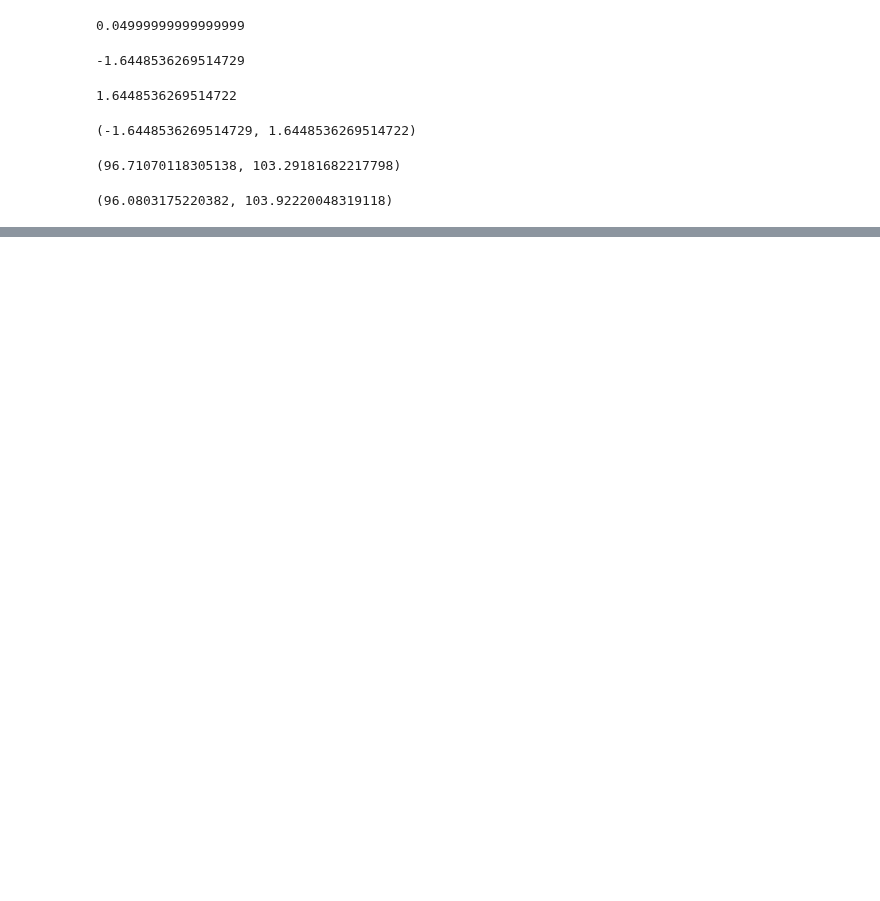
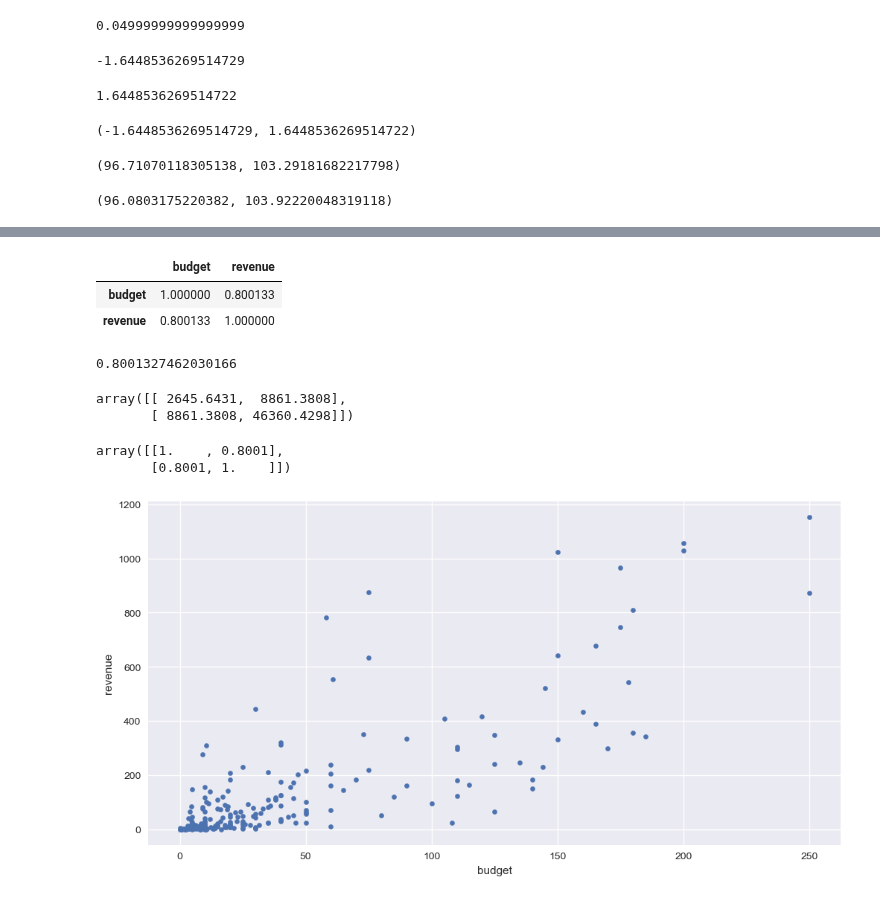
Before and after one commit to alchemistbg/udemy-the-complete-pandas-bootcamp, a Jupyter notebook: Section-32/Statistical_concepts.ipynb, the cells around one changed output, grey strips where cells are left out. Drawn from its saved outputs; the diff is of its cells as text; code cells hidden in the pictures; blank space fills up the shorter version.

```diff
--- a/Section-32/Statistical_concepts.ipynb
+++ b/Section-32/Statistical_concepts.ipynb
@@ -558,0 +724,2 @@ stats.norm.interval(conf1, loc = rand_data.mean(), scale = rand_data.std())
+# %%
+movies_df.iloc[:, -2:] = movies_df.iloc[:, -2:] / 1000000
@@ -558,0 +749,2 @@ stats.norm.interval(conf1, loc = rand_data.mean(), scale = rand_data.std())
+# %%
+movies_df.dropna(inplace = True)
@@ -558,0 +768,2 @@ stats.norm.interval(conf1, loc = rand_data.mean(), scale = rand_data.std())
+# %%
+movies_df = movies_df.loc[(movies_df.budget > 0) & (movies_df.revenue > 0)]
@@ -558,0 +797,2 @@ stats.norm.interval(conf1, loc = rand_data.mean(), scale = rand_data.std())
+# %%
+movies_df_2016 = movies_df.loc['2016']
@@ -558,0 +869,20 @@ stats.norm.interval(conf1, loc = rand_data.mean(), scale = rand_data.std())
+# %%
+movies_df_2016.corr(numeric_only = True)
+# %% [output]
+|  | budget | revenue |
+| budget | 1.000000 | 0.800133 |
+| revenue | 0.800133 | 1.000000 |
+# %%
+movies_df_2016.budget.corr(movies_df_2016.revenue)
+# %% [output]
+0.8001327462030166
+# %%
+np.cov(movies_df_2016.budget, movies_df_2016.revenue, ddof = 1)
+# %% [output]
+array([[ 2645.6431,  8861.3808],
+       [ 8861.3808, 46360.4298]])
+# %%
+np.corrcoef(movies_df_2016.budget, movies_df_2016.revenue, ddof = 1)
+# %% [output]
+array([[1.    , 0.8001],
+       [0.8001, 1.    ]])
@@ -558,0 +891,6 @@ stats.norm.interval(conf1, loc = rand_data.mean(), scale = rand_data.std())
+# %%
+# plt.figure(figsize = (12, 6))
+movies_df_2016.plot(kind = 'scatter', x = 'budget', y = 'revenue', figsize = (12, 6))
+plt.show()
+# %% [output]
+[figure, added]
```
Also changed, not shown: parts of 33 cells of this notebook, 4 other files.
